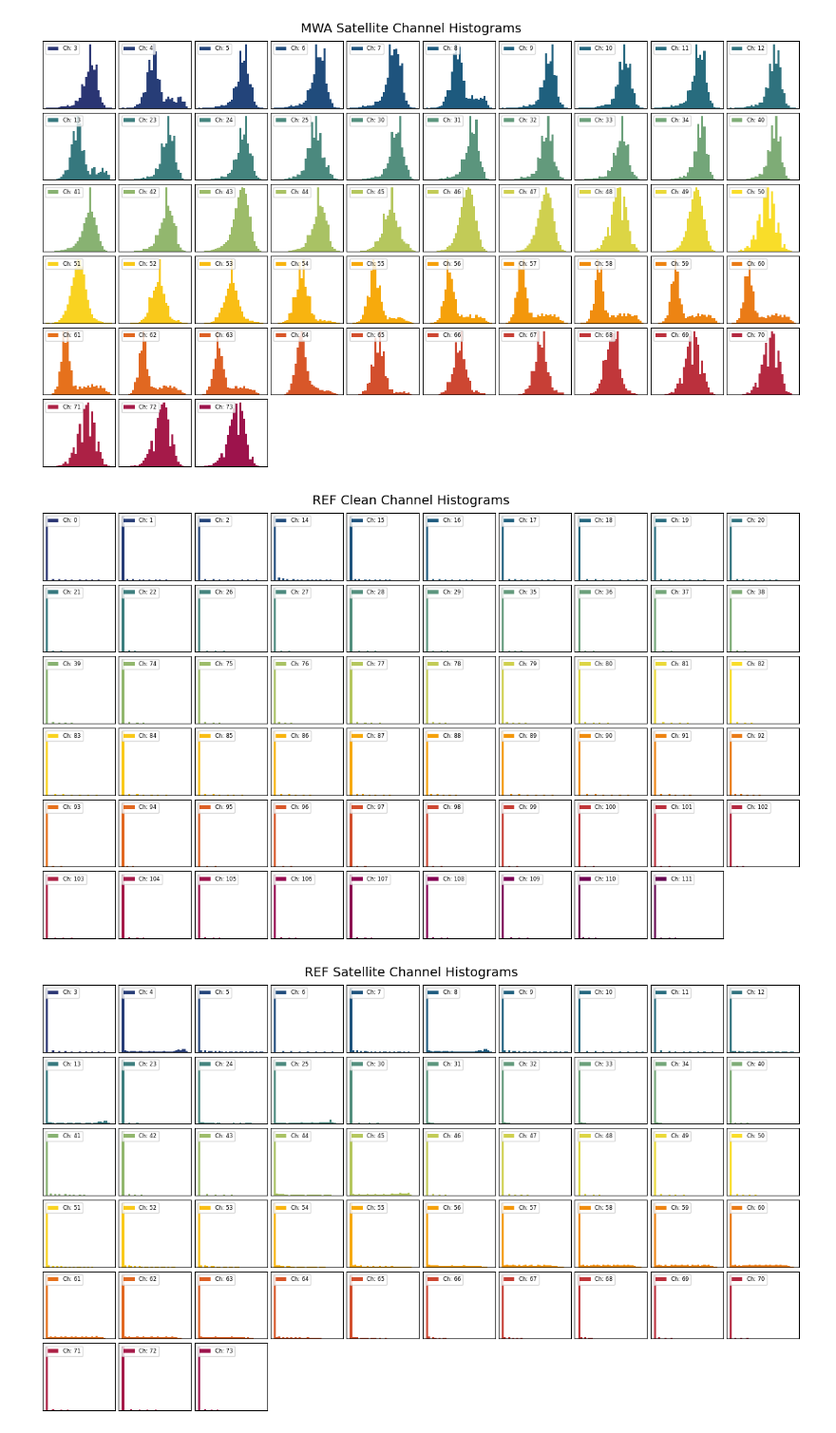
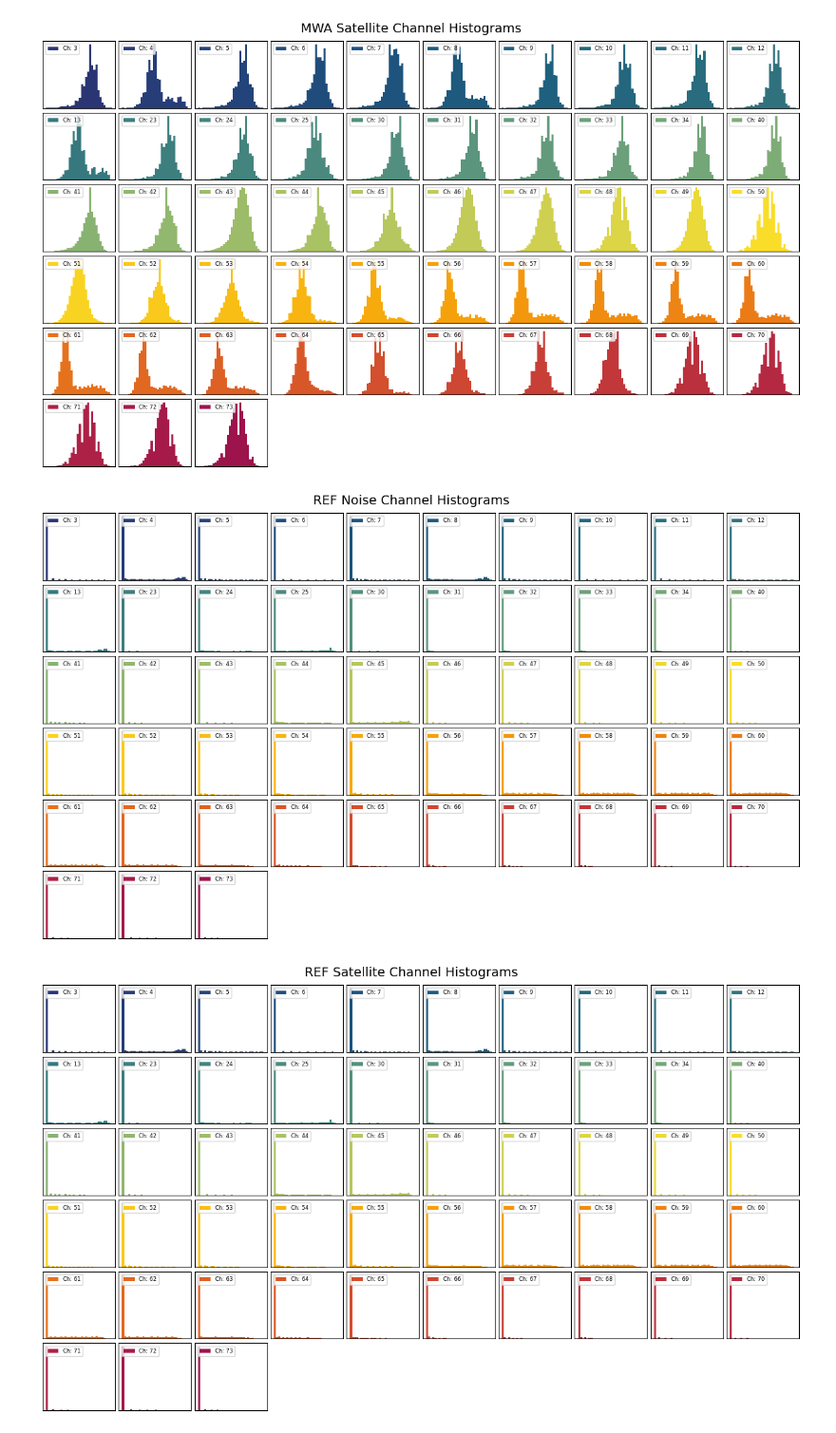
Before and after one commit to amanchokshi/embers-passes, a Jupyter notebook: notebooks/noise.ipynb, the cells around one changed output. Shown at 95% size. Drawn from its saved outputs; the diff is of its cells as text; code cells hidden in the pictures.

Commit message:
Cleaned up names and variables, linked more sample data

```diff
--- a/notebooks/noise.ipynb
+++ b/notebooks/noise.ipynb
@@ -53,11 +57,11 @@ mwa, _ = read_data(mwa_sample)
 ref, _ = read_data(ref_sample)
 # %%
 # Eyeballing satellite chans
-bad_range = [[3, 14], [23, 26], [30, 35], [40, 74]]
+sat_range = [[3, 14], [23, 26], [30, 35], [40, 74]]
 
-bad_idx = np.concatenate([np.arange(start, end) for start, end in bad_range])
+sat_idx = np.concatenate([np.arange(start, end) for start, end in sat_range])
 all_chans = np.arange(112)
-good_idx = np.setdiff1d(all_chans, bad_idx)
+noise_idx = np.setdiff1d(all_chans, sat_idx)
 
-print(f"Good Chans: [{good_idx.size}], Bad Chans: [{bad_idx.size}]")
+print(f"Noise Chans: [{noise_idx.size}], Satellite Chans: [{sat_idx.size}]")
 # %% [output]
@@ -149,9 +153,9 @@ fig, axs = plt.subplots(nrows, ncols, figsize=(12, 7))
 
 axs = axs.ravel()
 
-colors = cmr.pride(np.linspace(0.1, 0.9, good_idx.size))
+colors = cmr.pride(np.linspace(0.1, 0.9, noise_idx.size))
 
-for i, (ch, color) in enumerate(zip(good_idx, colors)):
+for i, (ch, color) in enumerate(zip(noise_idx, colors)):
     ax = axs[i]
 
     ax.hist(
@@ -187,7 +191,7 @@ fig.subplots_adjust(
     wspace=0.05,
     hspace=0.07,
 )
-fig.suptitle("MWA Clean Channel Histograms", y=1.02, fontsize=14)
+fig.suptitle("MWA Noise Channel Histograms", y=1.02, fontsize=14)
 plt.show()
 # %% [output]
 [figure]
@@ -199,9 +203,9 @@ fig, axs = plt.subplots(nrows, ncols, figsize=(12, 7))
 
 axs = axs.ravel()
 
-colors = cmr.pride(np.linspace(0.1, 0.9, good_idx.size))
+colors = cmr.pride(np.linspace(0.1, 0.9, noise_idx.size))
 
-for i, (ch, color) in enumerate(zip(bad_idx, colors)):
+for i, (ch, color) in enumerate(zip(sat_idx, colors)):
     ax = axs[i]
 
     ax.hist(
@@ -249,9 +253,9 @@ fig, axs = plt.subplots(nrows, ncols, figsize=(12, 7))
 
 axs = axs.ravel()
 
-colors = cmr.pride(np.linspace(0.1, 0.9, good_idx.size))
+colors = cmr.pride(np.linspace(0.1, 0.9, noise_idx.size))
 
-for i, (ch, color) in enumerate(zip(good_idx, colors)):
+for i, (ch, color) in enumerate(zip(sat_idx, colors)):
     ax = axs[i]
 
     ax.hist(
@@ -262,35 +266,35 @@ for i, (ch, color) in enumerate(zip(good_idx, colors)):
         label=(f"Ch: {ch}")
     )
 
     ax.legend(fontsize=6, loc="upper left")
 
 for j in range(i + 1, nrows * ncols):
     axs[j].axis("off")
 
 for ax in axs:
     ax.tick_params(
         axis="both",
         which="both",
         bottom=False,
         top=False,
         left=False,
         right=False,
         labelbottom=False,
         labelleft=False,
     )
 
 fig.subplots_adjust(
     left=0.03,
     right=0.995,
     top=0.98,
     bottom=0.05,
     wspace=0.05,
     hspace=0.07,
 )
-fig.suptitle("REF Clean Channel Histograms", y=1.02, fontsize=14)
+fig.suptitle("REF Noise Channel Histograms", y=1.02, fontsize=14)
 plt.show()
 # %% [output]
-[figure, old version]
+[figure, new version]
 # %%
 %matplotlib inline
 
```
Also changed, not shown: parts of 6 cells of this notebook.
